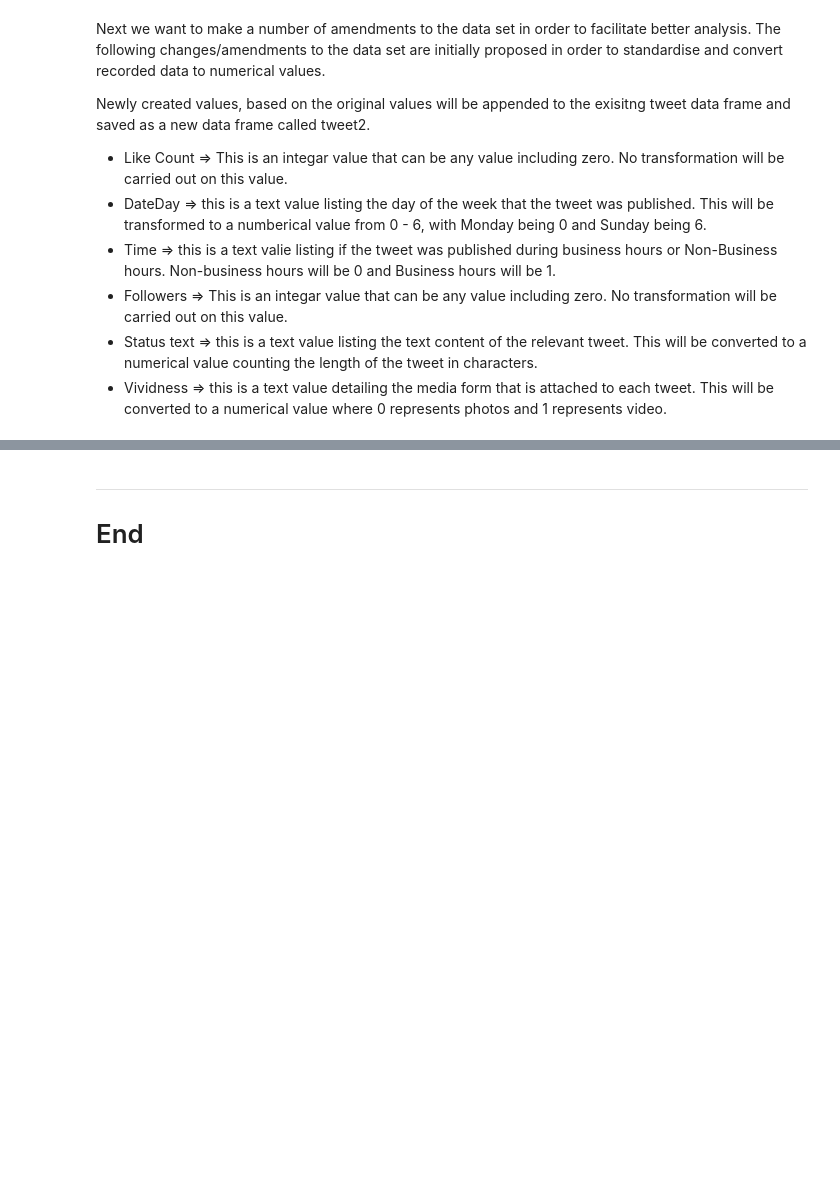
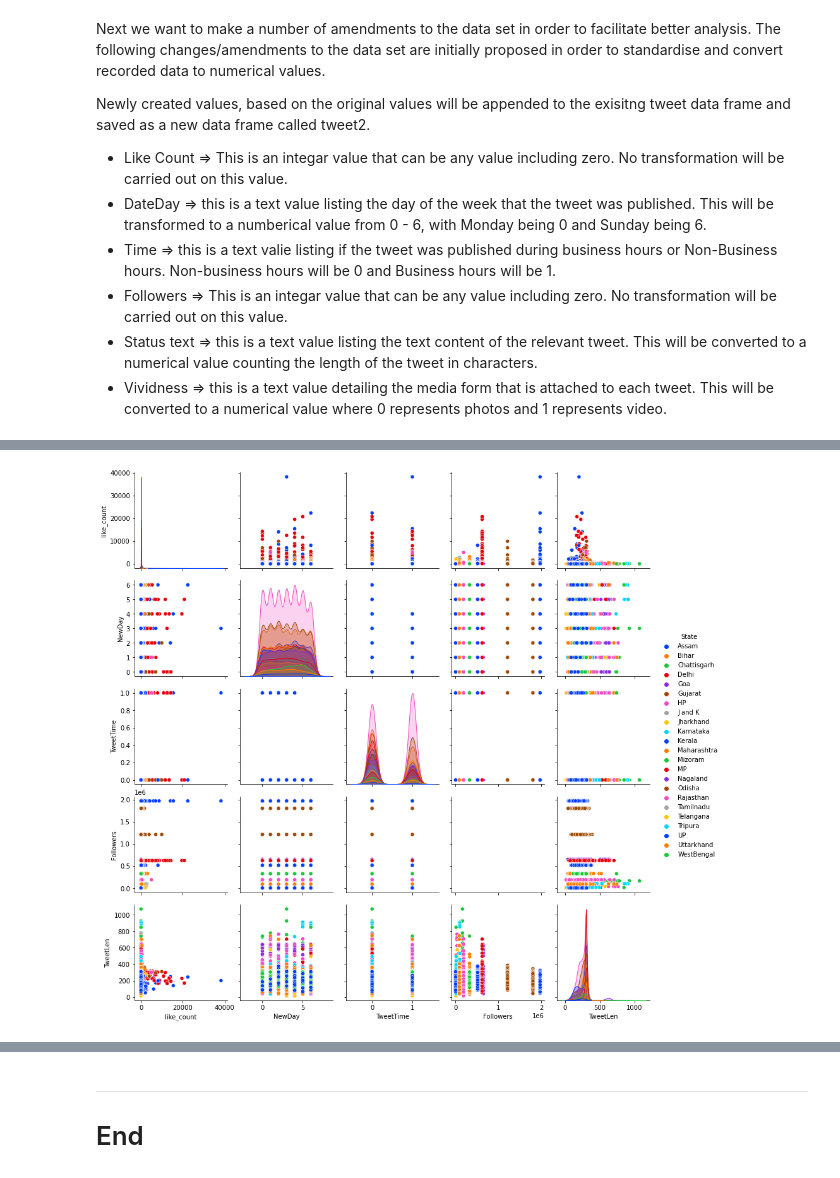
Before and after one commit to G00411301/PfDA_Project1, a Jupyter notebook: project1.ipynb, the cells around one changed output, grey strips where cells are left out. Saved outputs shown, nothing was run; the diff lists cells and outputs as text; code cells hidden in the pictures; blank space fills up the shorter version.

Commit message:
beginning data synthesis

```diff
--- a/project1.ipynb
+++ b/project1.ipynb
@@ -66,7 +66,7 @@ First I want to read in all of the real world data from the csv file that I down
 This then allows me to print the data to the screen to ensure the data selected is the relevant data.
 # %%
 # read in data from the csv file in the data folder
-tweet = pd.read_csv('data/Data LIWC 01 02 23.csv', usecols = ['like_count', 'DateDay', 'Time', 'Followers', 'Status text', 'Vividness' ]) # import relevant data from CSV file
+tweet = pd.read_csv('data/Data LIWC 01 02 23.csv', usecols = ['State', 'like_count', 'DateDay', 'Time', 'Followers', 'Status text', 'Vividness' ]) # import relevant data from CSV file
 #print (tweet) #Print the data to the screen to conirm the correct data was imported
 # %% [markdown]
 Next we want to make a number of amendments to the data set in order to facilitate better analysis. The following changes/amendments to the data set are initially proposed in order to standardise and convert recorded data to numerical values.
@@ -99,8 +99,7 @@ tweet.loc[tweet['Time']=="Non-buisness hours",['TweetTime']]=0 # Note there is a
 tweet.loc[tweet['Time']=="Business hours",['TweetTime']]=1
 #print (tweet) # print to confirm the creation of new integer values in the column TweetTime
 # %%
-tweet["TweetLen"] = "" #create a new column in the data frame to represent the length of the tweet
-print (tweet) # print to confirm the creation of the new column
-tweet.loc[tweet['TweetLen']=len('Status text')]
+tweet["TweetLen"] = tweet["Status text"].str.len() #create a new column in the data frame to represent the length of the tweet
+#print (tweet) # print to confirm the creation of the new column complete with lenght of the tweet
 
 #Refernce for implementation: https://stackoverflow.com/questions/42815768/pandas-adding-column-with-the-length-of-other-column-as-value
@@ -109,7 +106,15 @@ SyntaxError: invalid syntax (Temp/ipykernel_10352/668638982.py, line 3)
 # %%
 tweet["Media"] = "" #create a new column in the data frame to represent the presence of media in the tweet
 #print (tweet) # print to confirm the creation of the new column
-#Update the value of Time to be a integar value of 0 or 1 depending if the tweet was published with a photo or a video
+#Update the value of Time to be a integar value of 0, 1 or 2 depending if the tweet was published with a photo,a video or text
 tweet.loc[tweet['Vividness']=="photo",['Media']]=0
 tweet.loc[tweet['Vividness']=="video",['Media']]=1
+tweet.loc[tweet['Vividness']=="text",['Media']]=2
 #print (tweet) # print to confirm the creation of new integer values in the column Media
+# %%
+#Now, I am creating a new data frame with just the fields that I want to include in my analysis. This includes the fields that the above transformations have been carried out upon.
+
+df = tweet[['State', 'like_count', 'NewDay', 'TweetTime', 'Followers', 'TweetLen', 'Media']]
+print(df)
+
+#reference for implementation: https://sparkbyexamples.com/pandas/pandas-create-new-dataframe-by-selecting-specific-columns/?expand_article=1
@@ -115,0 +140,4 @@ tweet.loc[tweet['Vividness']=="video",['Media']]=1
+# %%
+sns.pairplot(df, hue="State", palette="bright");
+# %% [output]
+[figure, added]
```
Also changed, not shown: parts of 27 cells of this notebook.
